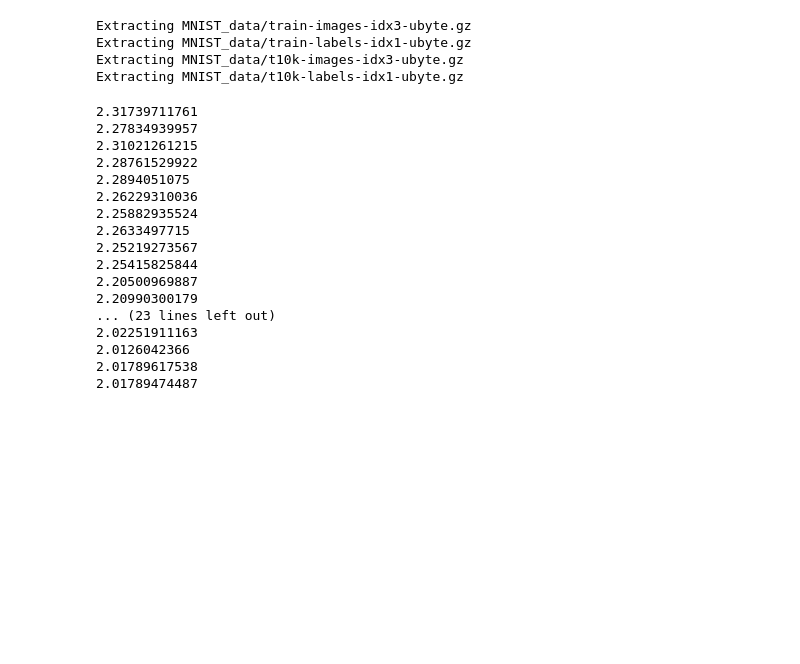
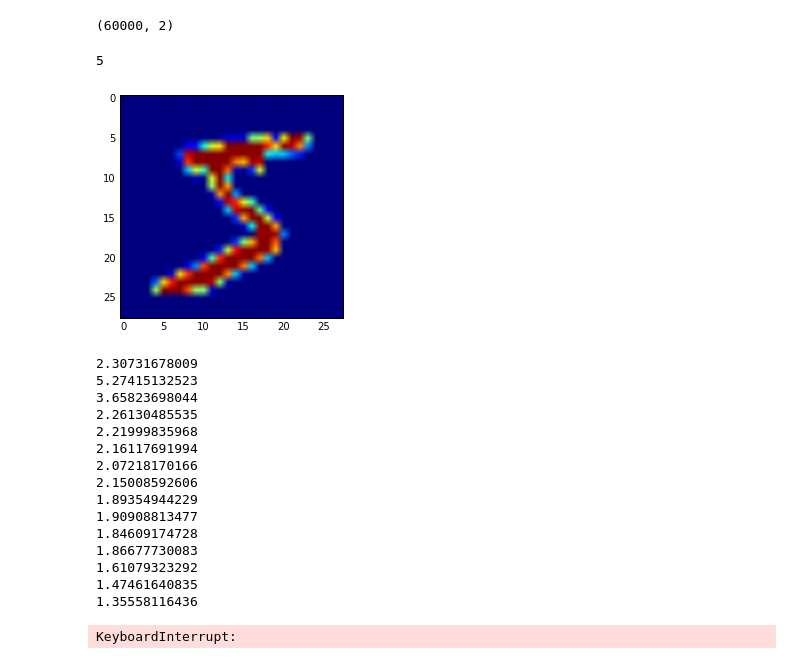
Before and after one commit to ashitani/jupyter_examples, a Jupyter notebook: chainer_mnist.ipynb, the cells around one changed output. Drawn from its saved outputs; the diff is of its cells as text; code cells hidden in the pictures; blank space fills up the shorter version.

```diff
--- a/chainer_mnist.ipynb
+++ b/chainer_mnist.ipynb
@@ -1,11 +1,3 @@
-# %%
-from tensorflow.examples.tutorials.mnist import input_data
-mnist = input_data.read_data_sets('MNIST_data', one_hot=True)
-# %% [output]
-Extracting MNIST_data/train-images-idx3-ubyte.gz
-Extracting MNIST_data/train-labels-idx1-ubyte.gz
-Extracting MNIST_data/t10k-images-idx3-ubyte.gz
-Extracting MNIST_data/t10k-labels-idx1-ubyte.gz
 # %%
 import numpy as np
 import chainer
@@ -16,4 +8,16 @@ import chainer.links as L
 
 from matplotlib import pyplot as plt
 %matplotlib inline
+# %%
+train, test = chainer.datasets.get_mnist()
+np.shape(train)
+# %% [output]
+(60000, 2)
+# %%
+#  train = [   (   28*28列のflattenされた画像,  label )   , () , () , ... ]
+plt.imshow(train[0][0].reshape((28,28)))
+print train[0][1]
+# %% [output]
+5
+[figure, added]
 # %%
@@ -55,8 +58,9 @@ losses =[]
 batch_num=100
 for i in range(2000):
     x,y = get_batch(batch_num)
+
     x_ = Variable(x.astype(np.float32).reshape((batch_num,1,28,28)))
-    t_ = Variable(np.argmax(y,axis=1).astype(np.int32).reshape((batch_num)))
+    t_ = Variable(y.astype(np.int32).reshape((batch_num)))
 
     model.zerograds()
     loss=model(x_,t_)
@@ -69,20 +73,19 @@ for i in range(2000):
 plt.plot(losses)
 plt.yscale('log')
 # %% [output]
-2.31739711761
-2.27834939957
-2.31021261215
-2.28761529922
-2.2894051075
-2.26229310036
-2.25882935524
-2.2633497715
-2.25219273567
-2.25415825844
-2.20500969887
-2.20990300179
-... (23 lines left out)
-2.02251911163
-2.0126042366
-2.01789617538
-2.01789474487
+2.30731678009
+5.27415132523
+3.65823698044
+2.26130485535
+2.21999835968
+2.16117691994
+2.07218170166
+2.15008592606
+1.89354944229
+1.90908813477
+1.84609174728
+1.86677730083
+1.61079323292
+1.47461640835
+1.35558116436
+KeyboardInterrupt:
```
Also changed, not shown: parts of 2 cells of this notebook, 3 other files.
